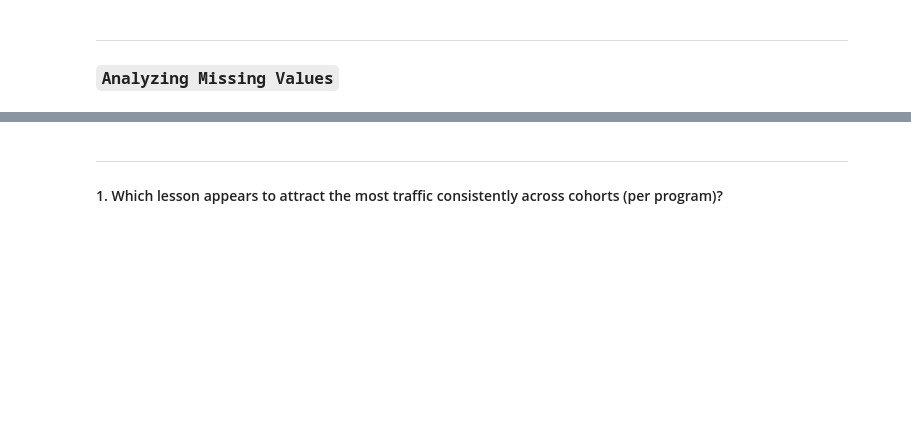
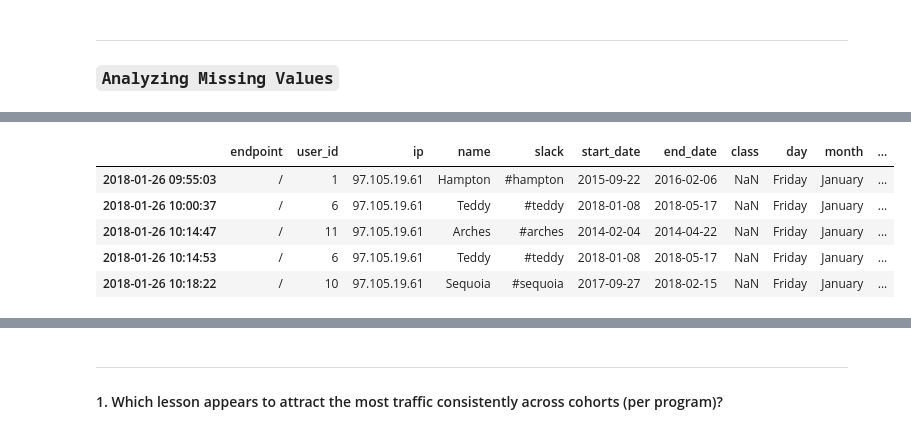
Before and after one commit to Kalpana-duo/project_anomaly, a Jupyter notebook: mm_notebook.ipynb, the cells around one changed output, grey strips where cells are left out. Saved outputs shown, nothing was run; the diff lists cells and outputs as text; code cells hidden in the pictures; blank space fills up the shorter version.

```diff
--- a/mm_notebook.ipynb
+++ b/mm_notebook.ipynb
@@ -364,0 +455,9 @@ value counts: Series([], Name: program_type, dtype: int64)
+# %%
+null_df.head()
+# %% [output]
+|  | endpoint | user_id | ip | name | slack | start_date | end_date | class | day | month | ... |
+| 2018-01-26 09:55:03 | / | 1 | 97.105.19.61 | Hampton | #hampton | 2015-09-22 | 2016-02-06 | NaN | Friday | January | ... |
+| 2018-01-26 10:00:37 | / | 6 | 97.105.19.61 | Teddy | #teddy | 2018-01-08 | 2018-05-17 | NaN | Friday | January | ... |
+| 2018-01-26 10:14:47 | / | 11 | 97.105.19.61 | Arches | #arches | 2014-02-04 | 2014-04-22 | NaN | Friday | January | ... |
+| 2018-01-26 10:14:53 | / | 6 | 97.105.19.61 | Teddy | #teddy | 2018-01-08 | 2018-05-17 | NaN | Friday | January | ... |
+| 2018-01-26 10:18:22 | / | 10 | 97.105.19.61 | Sequoia | #sequoia | 2017-09-27 | 2018-02-15 | NaN | Friday | January | ... |
```
Also changed, not shown: parts of 20 cells of this notebook, 2 other files.
